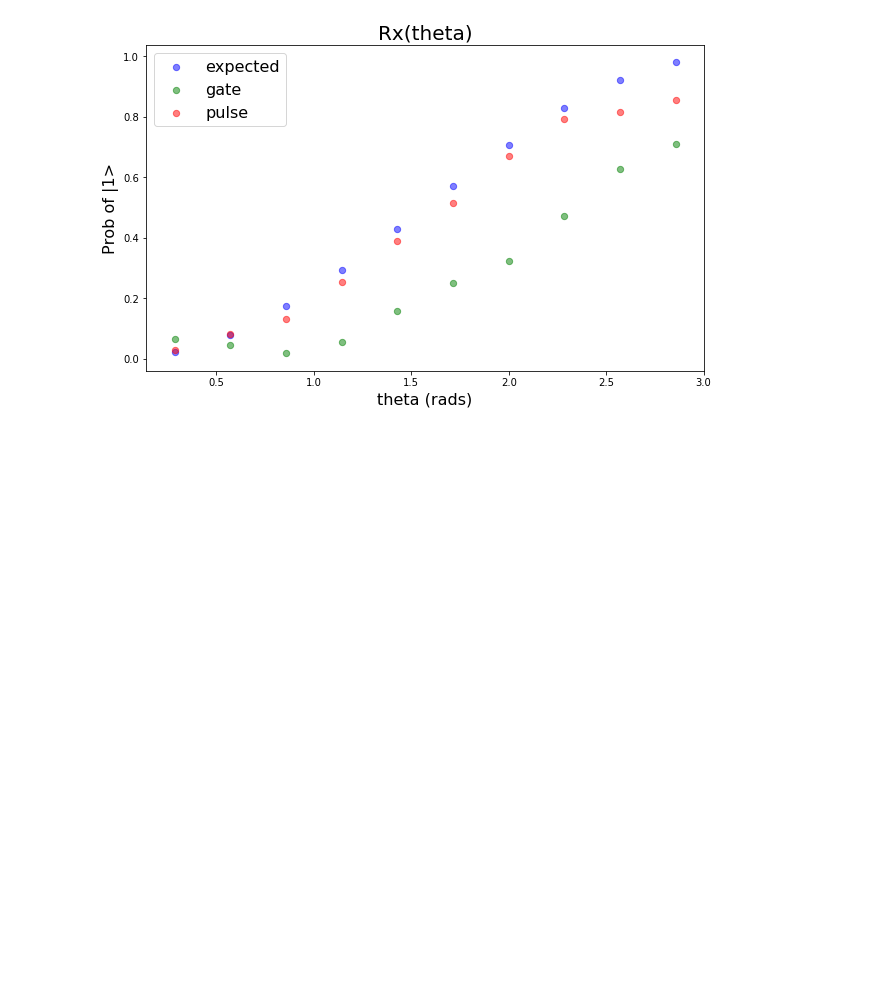
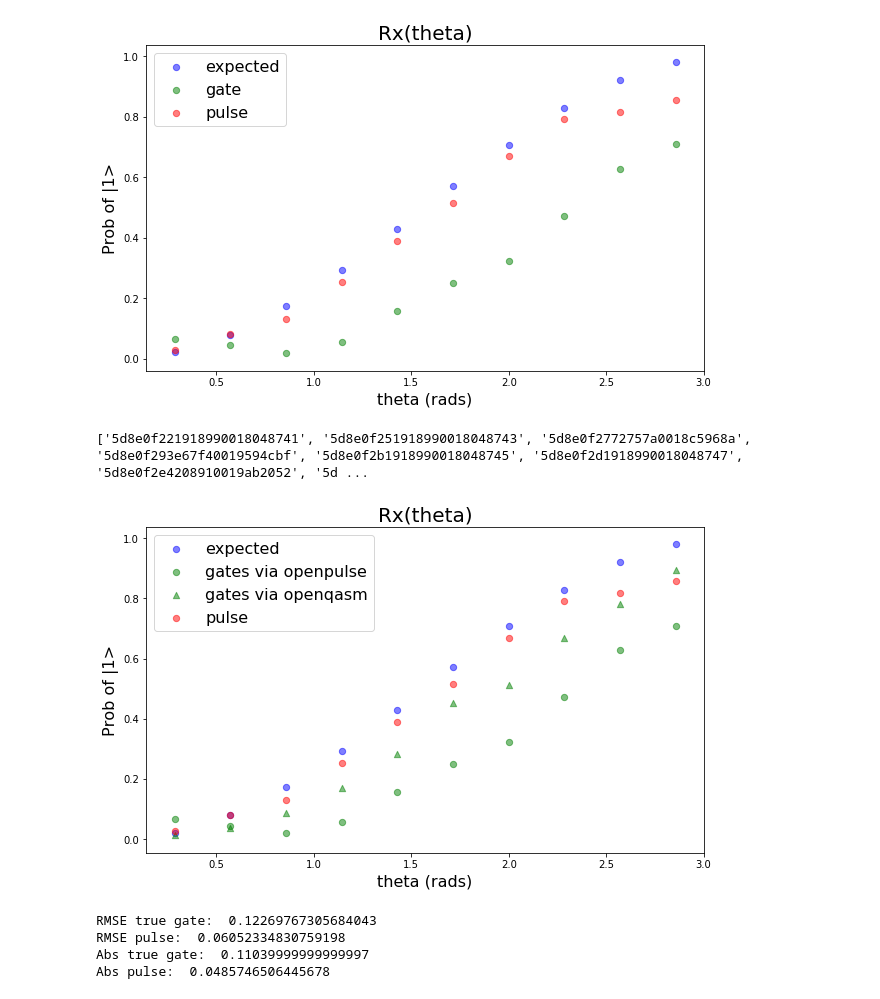
Before and after one commit to singular-value/optimizations_via_openpulse, a Jupyter notebook: RX Gates.ipynb, the cells around one changed output. Saved outputs shown, nothing was run; the diff lists cells and outputs as text; code cells hidden in the pictures; blank space fills up the shorter version.

Commit message:
Update RX Gates, include experiment using QASM Gates

```diff
--- a/RX Gates.ipynb
+++ b/RX Gates.ipynb
@@ -111,6 +111,59 @@ plt.legend(loc='upper left', fontsize=16)
 plt.show()
 # %% [output]
 [figure]
+# %%
+jobs = []
+for angle in angles:
+    qr = QuantumRegister(20)
+    cr = ClassicalRegister(20)
+    circ = QuantumCircuit(qr, cr)
+    circ.rx(angle, qubit_num)
+    circ.measure(qr, cr)
+
+    job = execute(circ, backend=backend, shots=1000)
+    jobs.append(job)
+
+print([job.job_id() for job in jobs])
+# %% [output]
+['5d8e0f221918990018048741', '5d8e0f251918990018048743', '5d8e0f2772757a0018c5968a', '5d8e0f293e67f40019594cbf', '5d8e0f2b1918990018048745', '5d8e0f2d1918990018048747', '5d8e0f2e4208910019ab2052', '5d ...
+# %%
+job_ids = ['5d8e0f221918990018048741', '5d8e0f251918990018048743', '5d8e0f2772757a0018c5968a', '5d8e0f293e67f40019594cbf', '5d8e0f2b1918990018048745', '5d8e0f2d1918990018048747', '5d8e0f2e4208910019ab2052', '5d8e0f30161c93001b85da40', '5d8e0f325c14340019e9e173', '5d8e0f345c14340019e9e175']
+jobs = [backend.retrieve_job(job_id) for job_id in job_ids]
+
+true_gate_1_fracs = []
+for i in range(len(angles)):
+    result = jobs[i].result()
+    true_gate_counts = result.get_counts()
+    true_gate_1_frac = sum([value for (key,value) in true_gate_counts.items() if ('0' * 20 + key)[-qubit_num-1] == '1']) / 1000
+    true_gate_1_fracs.append(true_gate_1_frac)
+# %%
+plt.figure(figsize=(10,6))
+plt.title('Rx(theta)', fontsize=20)
+plt.xlabel('theta (rads)', fontsize=16)
+plt.ylabel('Prob of |1>', fontsize=16)
+plt.scatter(angles, expected_1_fracs,
+            s=40, cmap='viridis',c='blue',alpha=0.5, label='expected')
+plt.scatter(angles, gate_1_fracs,
+            s=40, cmap='viridis',c='green',alpha=0.5, label='gates via openpulse')
+plt.scatter(angles, true_gate_1_fracs,
+            s=40, cmap='viridis',c='green',alpha=0.5, label='gates via openqasm', marker='^')
+plt.scatter(angles, pulse_1_fracs,
+            s=40, cmap='viridis',c='red',alpha=0.5, label='pulse')
+plt.legend(loc='upper left', fontsize=16)
+plt.show()
+# %% [output]
+[figure, added]
+# %%
+print('RMSE true gate: ', np.sqrt(np.square(np.array(expected_1_fracs) - np.array(true_gate_1_fracs)).mean()))
+print('RMSE pulse: ', np.sqrt(np.square(np.array(expected_1_fracs) - np.array(pulse_1_fracs)).mean()))
+
+print('Abs true gate: ', np.abs(np.array(expected_1_fracs) - np.array(true_gate_1_fracs)).mean())
+print('Abs pulse: ', np.abs(np.array(expected_1_fracs) - np.array(pulse_1_fracs)).mean())
+# %% [output]
+RMSE true gate:  0.12269767305684043
+RMSE pulse:  0.06052334830759198
+Abs true gate:  0.11039999999999997
+Abs pulse:  0.0485746506445678
 # %%
 # TODO:
 # - run with error mitigation (https://github.com/Qiskit/qiskit-iqx-tutorials/blob/master/qiskit/advanced/ignis/4_measurement_error_mitigation.ipynb)
```
